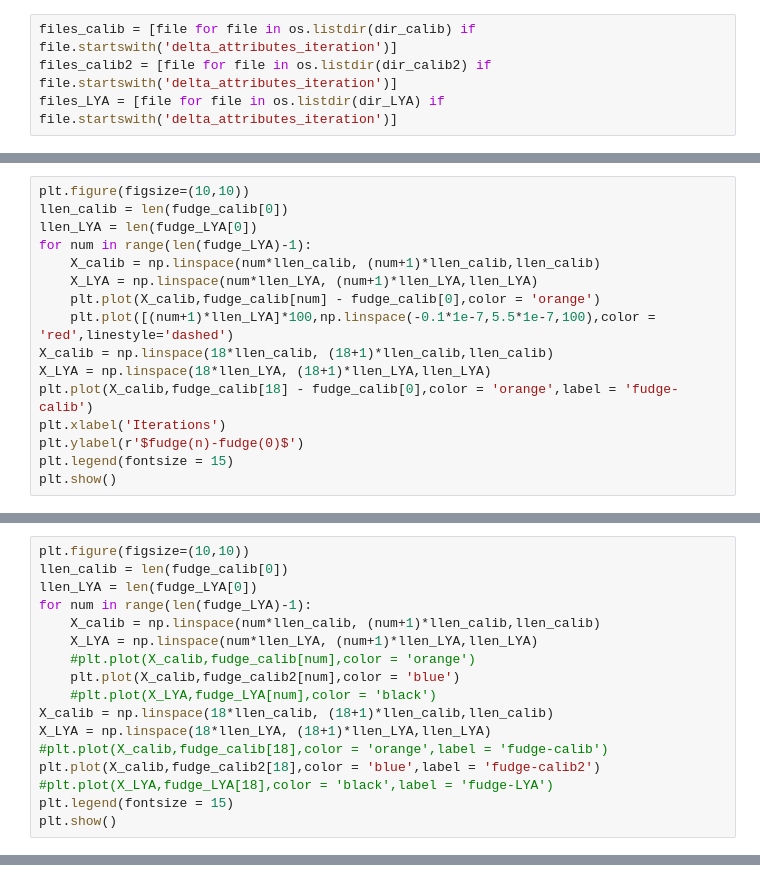
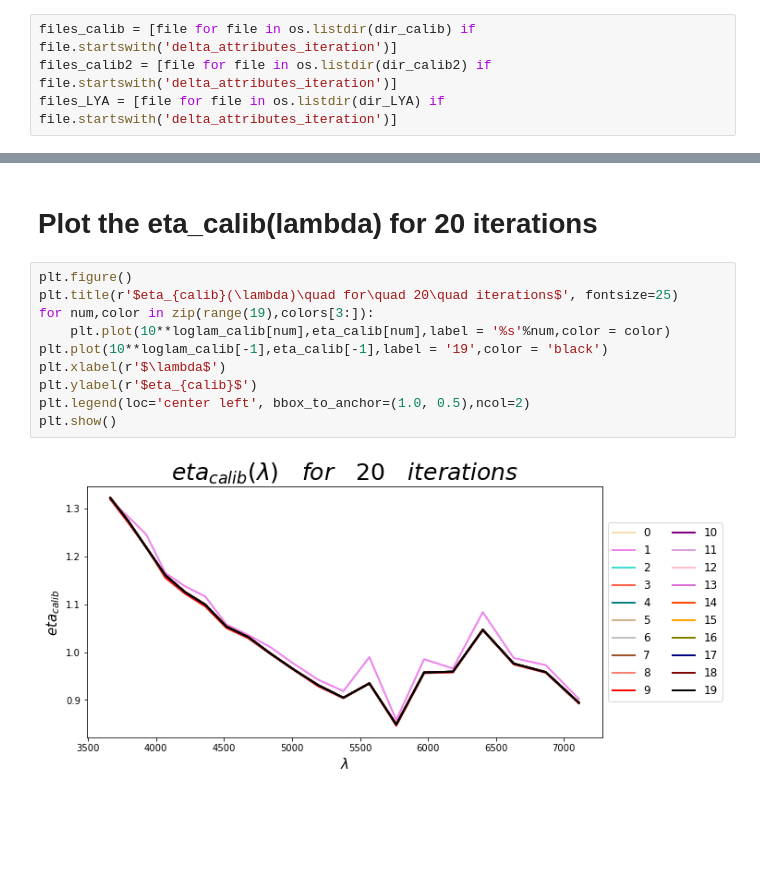
Before and after one commit to moonlovist/Picca_convergence_check, a Jupyter notebook: picca_convergence.ipynb, the cells around one changed output, grey strips where cells are left out. Drawn from its saved outputs; the diff is of its cells as text; blank space fills up the shorter version.

```diff
--- a/picca_convergence.ipynb
+++ b/picca_convergence.ipynb
@@ -223,16 +28,0 @@ plt.show()
-# %%
-plt.figure(figsize=(10,10))
-llen_calib = len(fudge_calib[0])
-llen_LYA = len(fudge_LYA[0])
-for num in range(len(fudge_LYA)-1):
-    X_calib = np.linspace(num*llen_calib, (num+1)*llen_calib,llen_calib)
-    X_LYA = np.linspace(num*llen_LYA, (num+1)*llen_LYA,llen_LYA)
-    plt.plot(X_calib,fudge_calib[num] - fudge_calib[0],color = 'orange')
-    plt.plot([(num+1)*llen_LYA]*100,np.linspace(-0.1*1e-7,5.5*1e-7,100),color = 'red',linestyle='dashed')
-X_calib = np.linspace(18*llen_calib, (18+1)*llen_calib,llen_calib)
-X_LYA = np.linspace(18*llen_LYA, (18+1)*llen_LYA,llen_LYA)
-plt.plot(X_calib,fudge_calib[18] - fudge_calib[0],color = 'orange',label = 'fudge-calib')
-plt.xlabel('Iterations')
-plt.ylabel(r'$fudge(n)-fudge(0)$')
-plt.legend(fontsize = 15)
-plt.show()
@@ -241,17 +28,0 @@ plt.show()
-# %%
-plt.figure(figsize=(10,10))
-llen_calib = len(fudge_calib[0])
-llen_LYA = len(fudge_LYA[0])
-for num in range(len(fudge_LYA)-1):
-    X_calib = np.linspace(num*llen_calib, (num+1)*llen_calib,llen_calib)
-    X_LYA = np.linspace(num*llen_LYA, (num+1)*llen_LYA,llen_LYA)
-    #plt.plot(X_calib,fudge_calib[num],color = 'orange')
-    plt.plot(X_calib,fudge_calib2[num],color = 'blue')
-    #plt.plot(X_LYA,fudge_LYA[num],color = 'black')
-X_calib = np.linspace(18*llen_calib, (18+1)*llen_calib,llen_calib)
-X_LYA = np.linspace(18*llen_LYA, (18+1)*llen_LYA,llen_LYA)
-#plt.plot(X_calib,fudge_calib[18],color = 'orange',label = 'fudge-calib')
-plt.plot(X_calib,fudge_calib2[18],color = 'blue',label = 'fudge-calib2')
-#plt.plot(X_LYA,fudge_LYA[18],color = 'black',label = 'fudge-LYA')
-plt.legend(fontsize = 15)
-plt.show()
@@ -259,0 +79,14 @@ plt.show()
+# %% [markdown]
+# Plot the eta_calib(lambda) for 20 iterations
+# %%
+plt.figure()
+plt.title(r'$eta_{calib}(\lambda)\quad for\quad 20\quad iterations$', fontsize=25)
+for num,color in zip(range(19),colors[3:]):
+    plt.plot(10**loglam_calib[num],eta_calib[num],label = '%s'%num,color = color)
+plt.plot(10**loglam_calib[-1],eta_calib[-1],label = '19',color = 'black')
+plt.xlabel(r'$\lambda$')
+plt.ylabel(r'$eta_{calib}$')
+plt.legend(loc='center left', bbox_to_anchor=(1.0, 0.5),ncol=2)
+plt.show()
+# %% [output]
+[figure, added]
```
Also changed, not shown: parts of 42 cells of this notebook.
